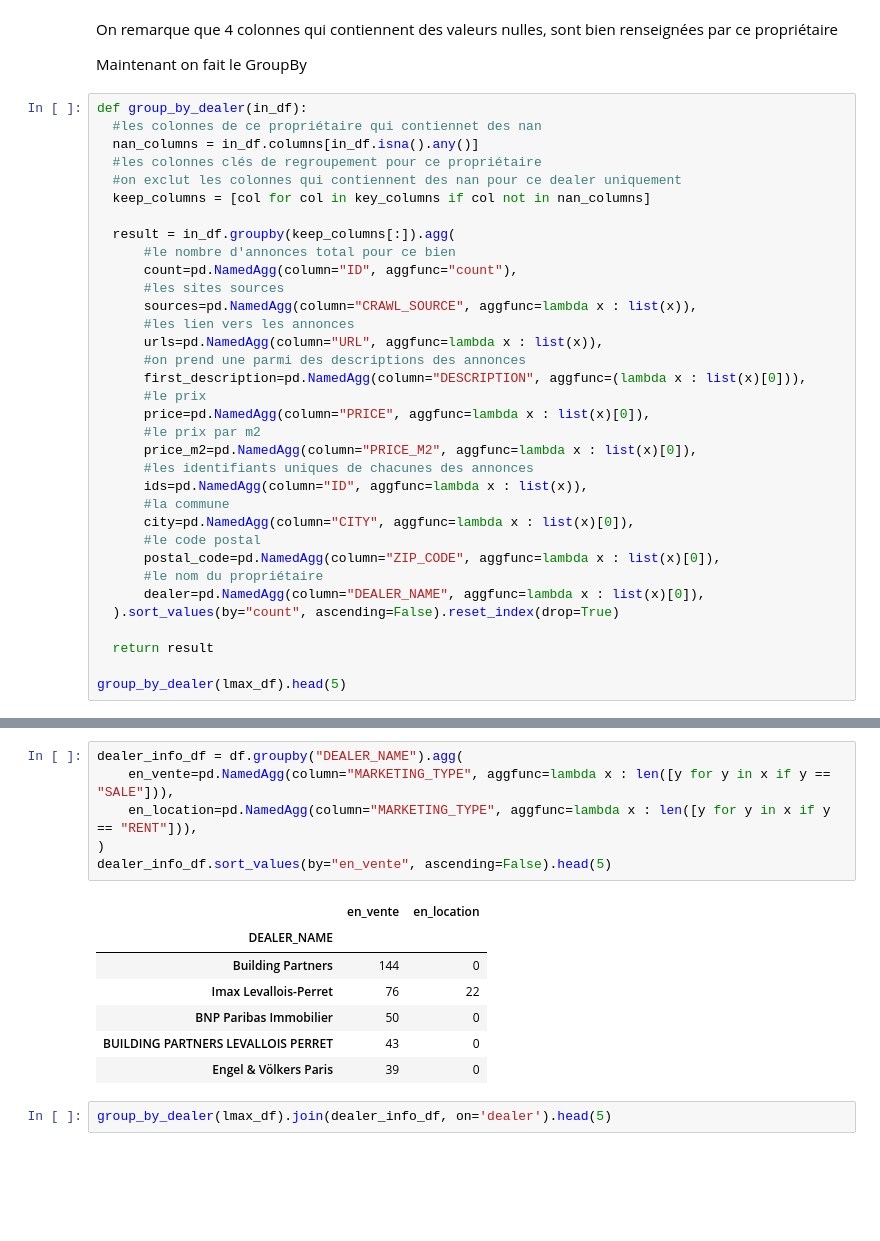
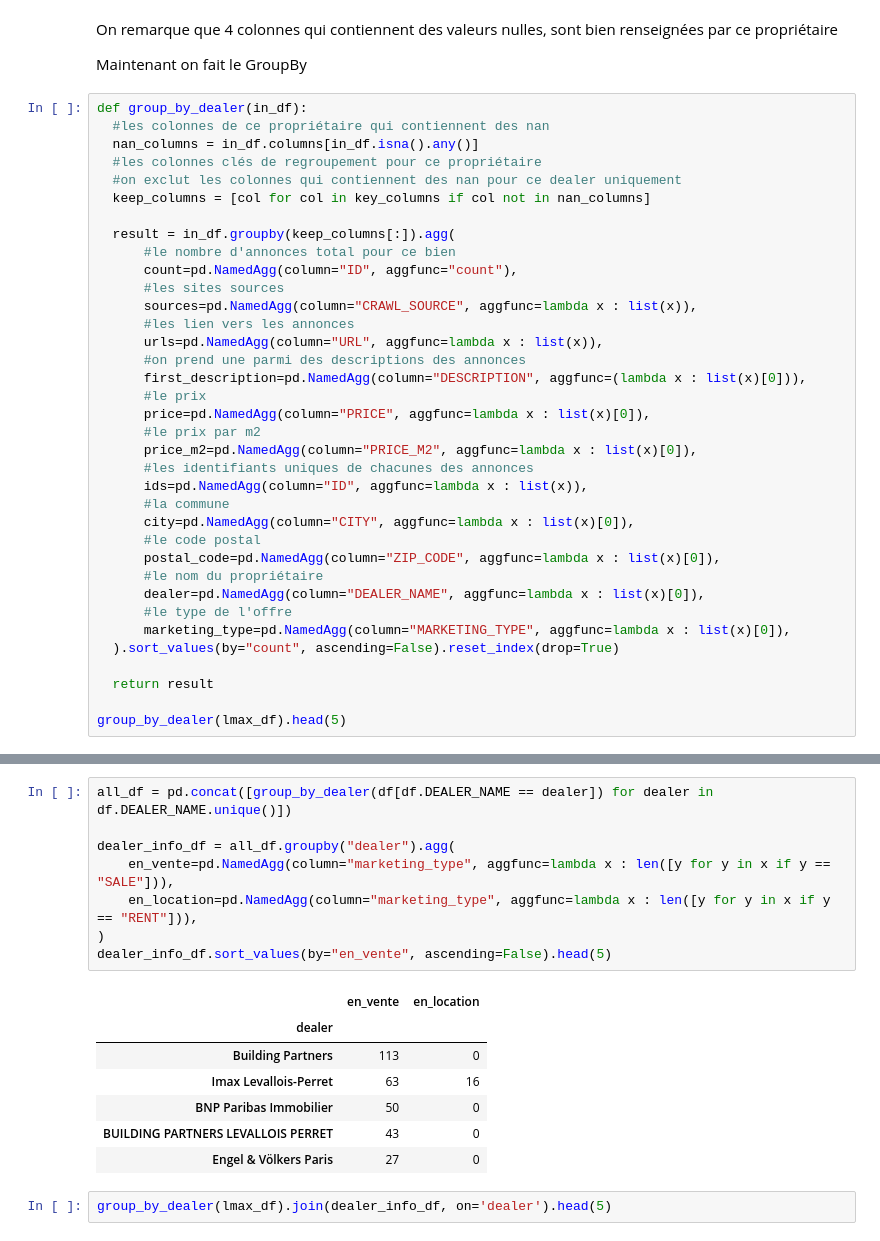
Before and after one commit to ouss23/test_yanport, a Jupyter notebook: Test_Yanport.ipynb, the cells around one changed output, grey strips where cells are left out. Drawn from its saved outputs; the diff is of its cells as text; blank space fills up the shorter version.

```diff
--- a/Test_Yanport.ipynb
+++ b/Test_Yanport.ipynb
@@ -271,7 +271,7 @@ On remarque que 4 colonnes qui contiennent des valeurs nulles, sont bien renseig
 Maintenant on fait le GroupBy
 # %%
 def group_by_dealer(in_df):
-  #les colonnes de ce propriétaire qui contiennet des nan
+  #les colonnes de ce propriétaire qui contiennent des nan
   nan_columns = in_df.columns[in_df.isna().any()]
   #les colonnes clés de regroupement pour ce propriétaire
   #on exclut les colonnes qui contiennent des nan pour ce dealer uniquement
@@ -298,6 +298,8 @@ def group_by_dealer(in_df):
       postal_code=pd.NamedAgg(column="ZIP_CODE", aggfunc=lambda x : list(x)[0]),
       #le nom du propriétaire
       dealer=pd.NamedAgg(column="DEALER_NAME", aggfunc=lambda x : list(x)[0]),
+      #le type de l'offre
+      marketing_type=pd.NamedAgg(column="MARKETING_TYPE", aggfunc=lambda x : list(x)[0]),
   ).sort_values(by="count", ascending=False).reset_index(drop=True)
 
   return result
@@ -321,17 +323,19 @@ Pour ce faire, on crée un nouveau dataframe qui contient les informations ci-de
 # %%
-dealer_info_df = df.groupby("DEALER_NAME").agg(
-    en_vente=pd.NamedAgg(column="MARKETING_TYPE", aggfunc=lambda x : len([y for y in x if y == "SALE"])),
-    en_location=pd.NamedAgg(column="MARKETING_TYPE", aggfunc=lambda x : len([y for y in x if y == "RENT"])),
+all_df = pd.concat([group_by_dealer(df[df.DEALER_NAME == dealer]) for dealer in df.DEALER_NAME.unique()])
+
+dealer_info_df = all_df.groupby("dealer").agg(
+    en_vente=pd.NamedAgg(column="marketing_type", aggfunc=lambda x : len([y for y in x if y == "SALE"])),
+    en_location=pd.NamedAgg(column="marketing_type", aggfunc=lambda x : len([y for y in x if y == "RENT"])),
 )
 dealer_info_df.sort_values(by="en_vente", ascending=False).head(5)
 # %% [output]
 |  | en_vente | en_location |
-| DEALER_NAME |  |  |
-| Building Partners | 144 | 0 |
-| Imax Levallois-Perret | 76 | 22 |
+| dealer |  |  |
+| Building Partners | 113 | 0 |
+| Imax Levallois-Perret | 63 | 16 |
 | BNP Paribas Immobilier | 50 | 0 |
 | BUILDING PARTNERS LEVALLOIS PERRET | 43 | 0 |
-| Engel & Völkers Paris | 39 | 0 |
+| Engel & Völkers Paris | 27 | 0 |
 # %%
 group_by_dealer(lmax_df).join(dealer_info_df, on='dealer').head(5)
 # %% [output]
```
Also changed, not shown: parts of 15 cells of this notebook.
